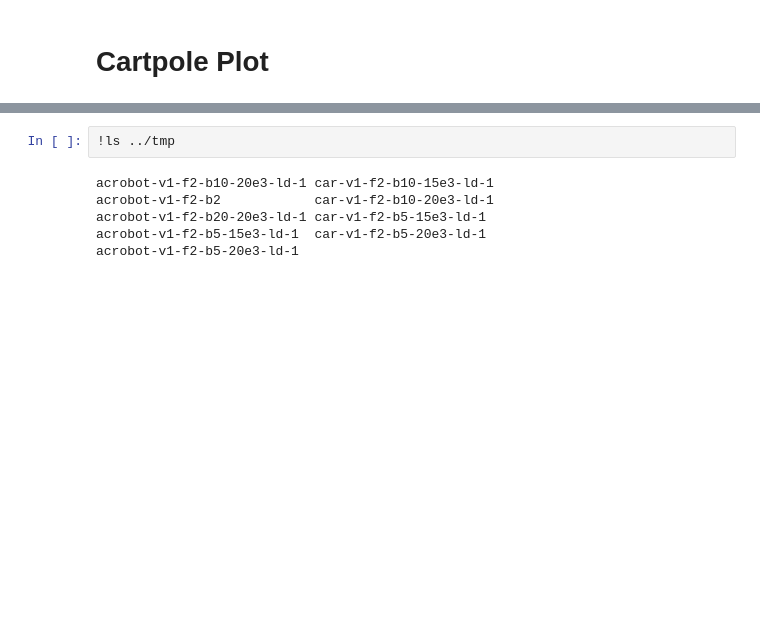
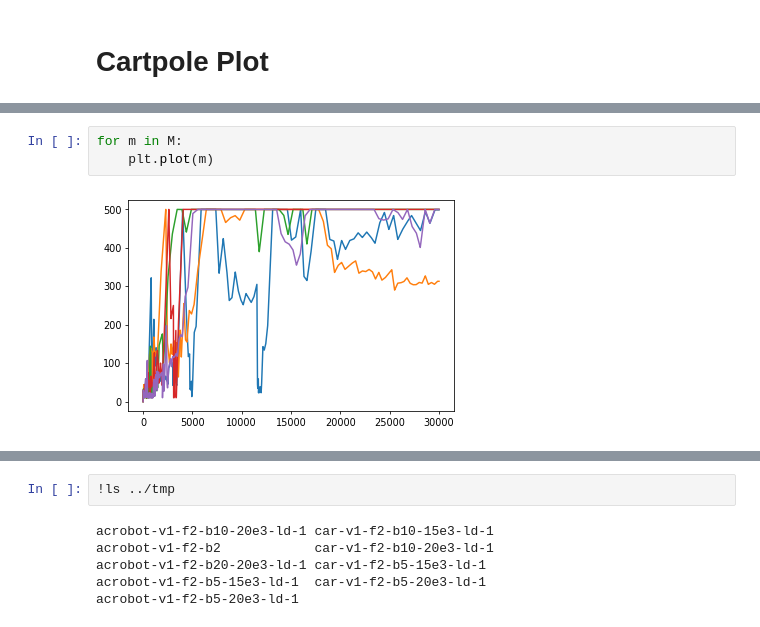
Before and after one commit to anhddo/oppoliter, a Jupyter notebook: notebook/ls-avg-reward.ipynb, the cells around one changed output, grey strips where cells are left out. Drawn from its saved outputs; the diff is of its cells as text; blank space fills up the shorter version.

```diff
--- a/notebook/ls-avg-reward.ipynb
+++ b/notebook/ls-avg-reward.ipynb
@@ -54,0 +54,5 @@ plt.axhline(500, color='r')
+# %%
+for m in M:
+    plt.plot(m)
+# %% [output]
+[figure, added]
```
Also changed, not shown: parts of 7 cells of this notebook.
